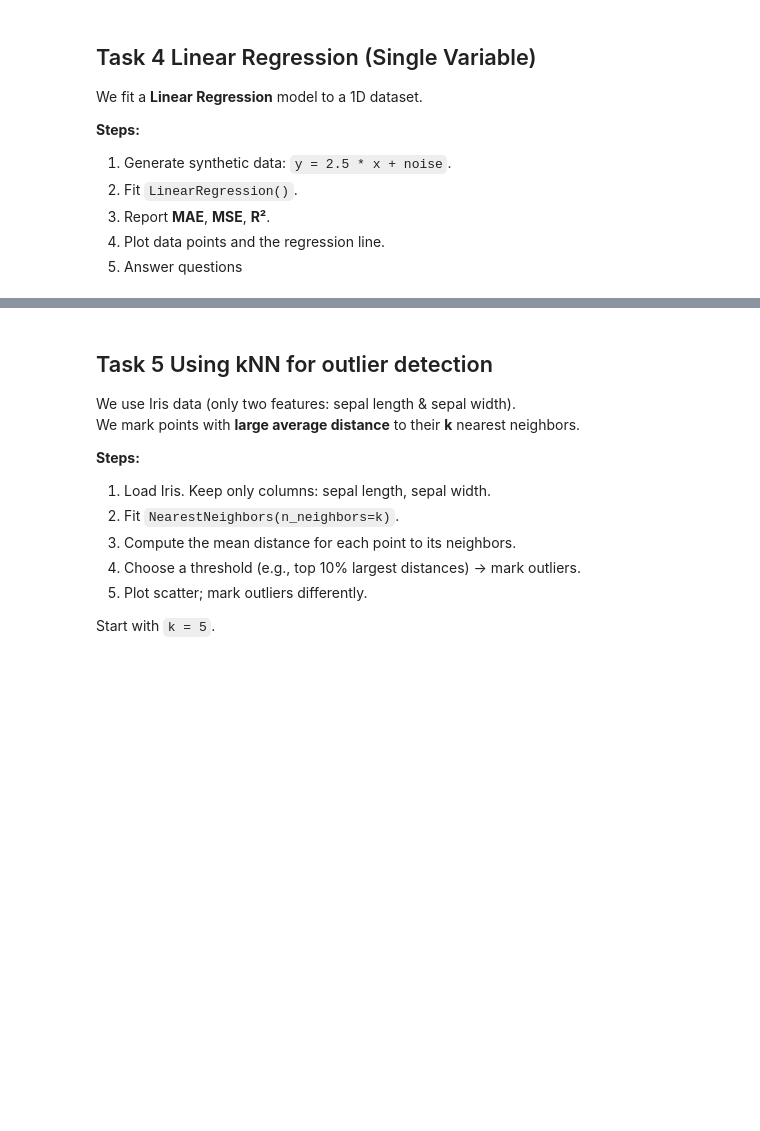
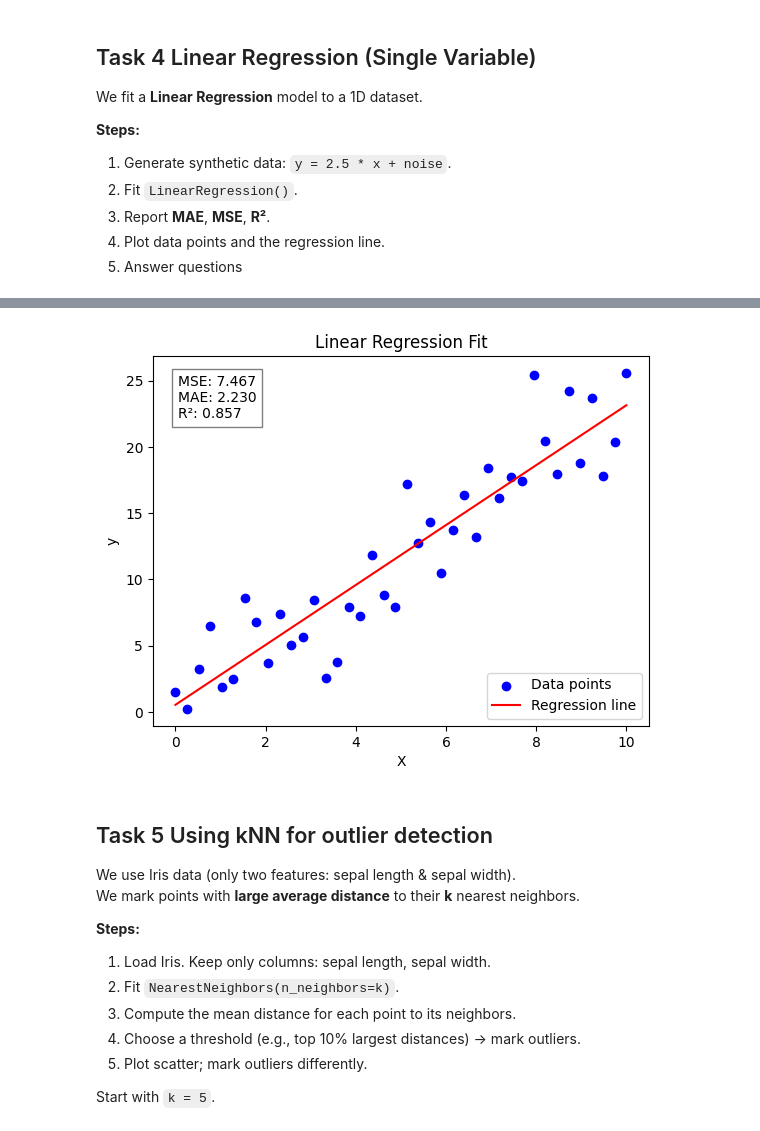
Before and after one commit to Arxcis/VE3451-KI-og-maskinl-ring, a Jupyter notebook: Assign2_Supervised_learning.ipynb, the cells around one changed output, grey strips where cells are left out. Saved outputs shown, nothing was run; the diff lists cells and outputs as text; code cells hidden in the pictures; blank space fills up the shorter version.

```diff
--- a/Assign2_Supervised_learning.ipynb
+++ b/Assign2_Supervised_learning.ipynb
@@ -315,3 +354,9 @@ We fit a **Linear Regression** model to a 1D dataset.
+# %%
+
+data = make_task4_data(std_width=3.0)
+plot_task4(*data)
+# %% [output]
+[figure, added]
 # %% [markdown]
 
 ## Task 5 Using kNN for outlier detection
```
Also changed, not shown: parts of 8 cells of this notebook.
